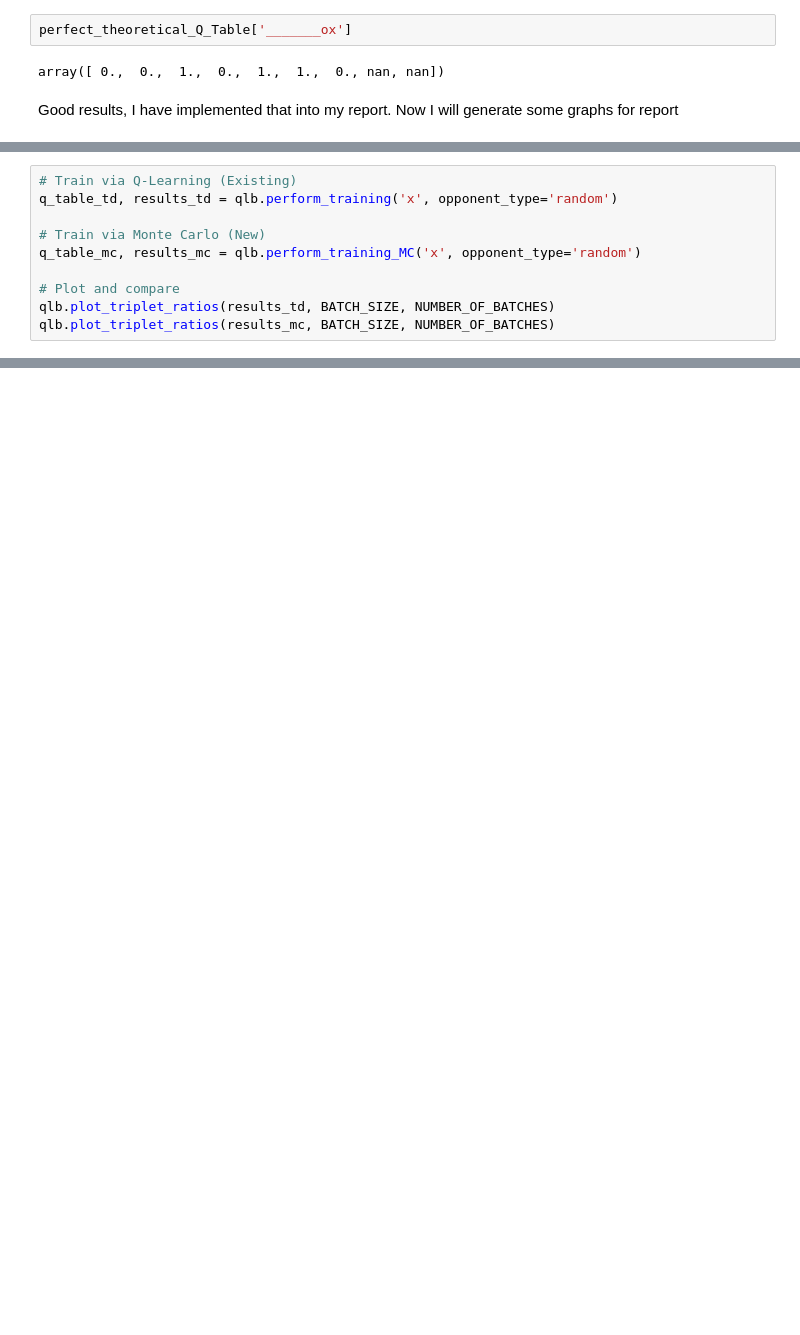
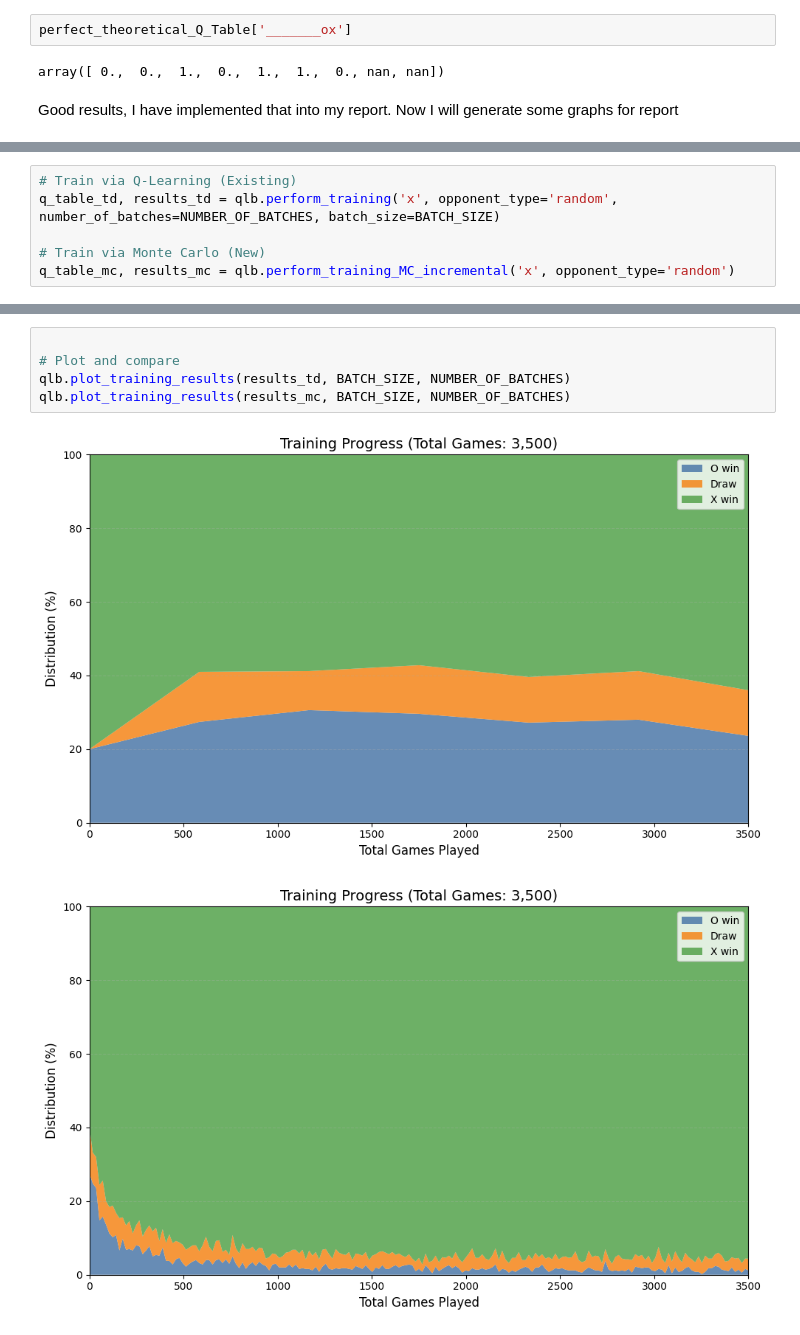
Before and after one commit to peterladur/Reinforcement-Learning-Research-Project, a Jupyter notebook: Part 1: Tic Tac Toe/results_and_analysis.ipynb, the cells around one changed output, grey strips where cells are left out. Saved outputs shown, nothing was run; the diff lists cells and outputs as text; blank space fills up the shorter version.

```diff
--- a/Part 1: Tic Tac Toe/results_and_analysis.ipynb
+++ b/Part 1: Tic Tac Toe/results_and_analysis.ipynb
@@ -358,10 +340,6 @@ array([False, False, False, False, False, False, False, False, False,
 # %%
 # Train via Q-Learning (Existing)
-q_table_td, results_td = qlb.perform_training('x', opponent_type='random')
+q_table_td, results_td = qlb.perform_training('x', opponent_type='random', number_of_batches=NUMBER_OF_BATCHES, batch_size=BATCH_SIZE)
 
 # Train via Monte Carlo (New)
-q_table_mc, results_mc = qlb.perform_training_MC('x', opponent_type='random')
-
-# Plot and compare
-qlb.plot_triplet_ratios(results_td, BATCH_SIZE, NUMBER_OF_BATCHES)
-qlb.plot_triplet_ratios(results_mc, BATCH_SIZE, NUMBER_OF_BATCHES)
+q_table_mc, results_mc = qlb.perform_training_MC_incremental('x', opponent_type='random')
@@ -367,0 +364,8 @@ qlb.plot_triplet_ratios(results_mc, BATCH_SIZE, NUMBER_OF_BATCHES)
+# %%
+
+# Plot and compare
+qlb.plot_training_results(results_td, BATCH_SIZE, NUMBER_OF_BATCHES)
+qlb.plot_training_results(results_mc, BATCH_SIZE, NUMBER_OF_BATCHES)
+# %% [output]
+[figure, added]
+[figure, added]
```
Also changed, not shown: parts of 11 cells of this notebook, 2 other files.
